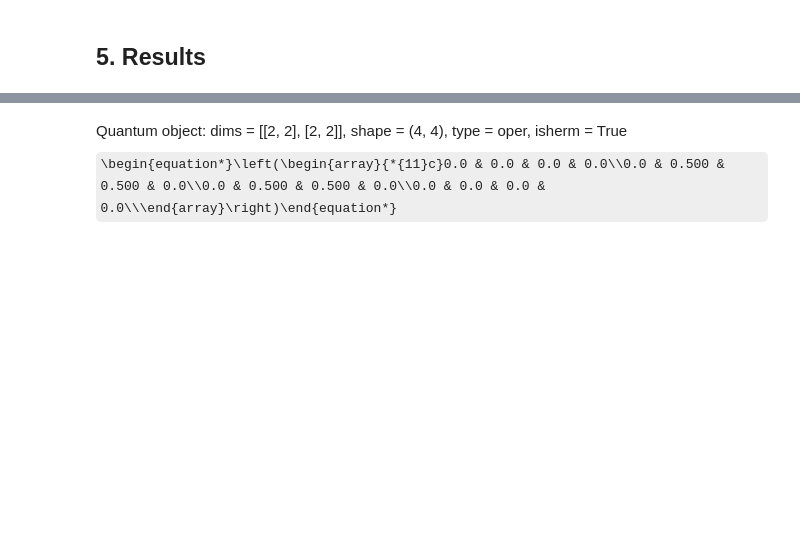
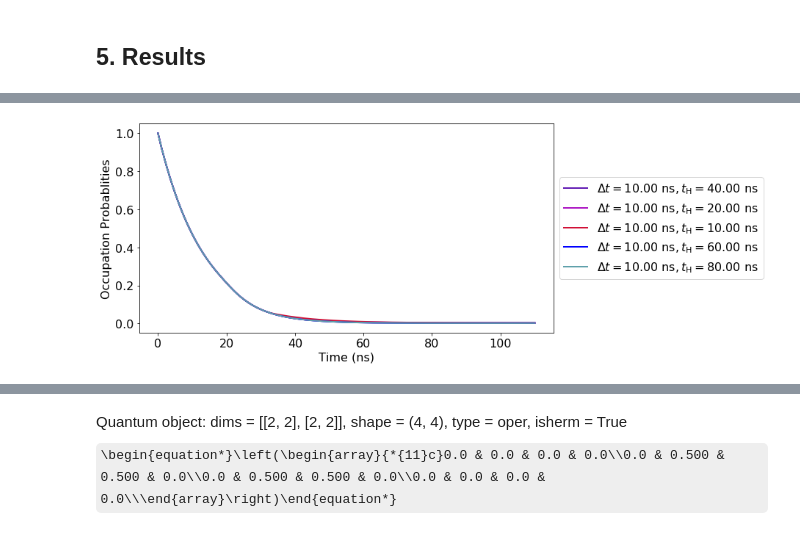
Before and after one commit to SoumyaShreeram/Qubit, a Jupyter notebook: control gates/Sending a smooth pulse (McKay).ipynb, the cells around one changed output, grey strips where cells are left out. Saved outputs shown, nothing was run; the diff lists cells and outputs as text; code cells hidden in the pictures; some formulas as TeX source; blank space fills up the shorter version.

```diff
--- a/control gates/Sending a smooth pulse (McKay).ipynb
+++ b/control gates/Sending a smooth pulse (McKay).ipynb
@@ -381,2 +462,12 @@ ramp_dt_array = evaluateHam(ramp_vals, True, i, no_ramps)
+# %%
+# if you wish to save the array values generated for multiples shapes of pulses let --> FirstRun = False --> after the first run
+if FirstRun == True:
+    various_ramps, various_ramps_losses, saveInfo = saveInfoOfPulses(ramp_dt_array, ramp_dt_array2, tr, th)
+else:
+    various_ramps = np.append(various_ramps, [ramp_dt_array[1, :]], axis=0)
+    various_ramps_losses = np.append(various_ramps_losses, [ramp_dt_array2[1, :]], axis=0)
+
+    # save the info about the run
+    saveInfo.append(labelTimes(tr, th))
 # %% [markdown]
 ## 5. Results
@@ -394,3 +474,25 @@ fig.tight_layout()
+# %%
+def plotPulseOccProb(times, various_ramps, i, colorCode, tr, th):
+    """
+    Plots the require occupation probability as a function of time for each pulse
+    """
+    return ax.plot(times, various_ramps[i, :], colorCode, label=labelTimes(tr, th), linewidth=2)
+# %%
+fig, ax = plt.subplots(1, 1, figsize=(13,5))
+colorList = ['#651fb5', '#aa11c2', '#d11137', 'b', '#60a1ab']
+th_list = [40, 20, 10, 60, 80]
+if len(various_ramps)>1:
+    for i in range(len(various_ramps)):
+        plotPulseOccProb(times, various_ramps, i, colorList[i], tr, th_list[i])
+else:
+    plotPulseOccProb(times, various_ramps, 0, colorList[0], tr, th)
+
+ax.set_xlabel('Time (ns)')
+ax.set_ylabel('Occupation Probablities')
+ax.legend(loc = 'center left', bbox_to_anchor = (1.0, 0.5))
+fig.tight_layout()
+# %% [output]
+[figure, added]
 # %%
 # extract the final state from the result of the simulation
 rho_final = res.states[-1]
```
Also changed, not shown: parts of 16 cells of this notebook, 1 other file.
